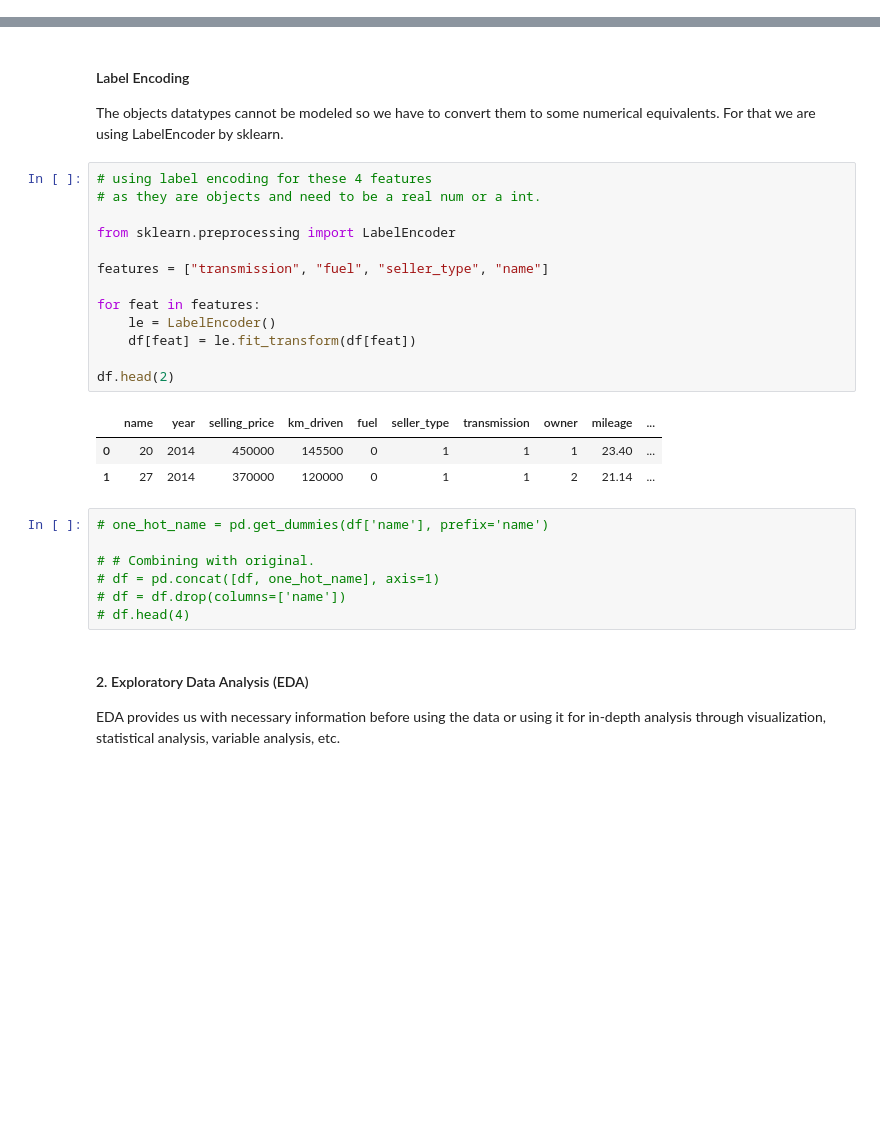
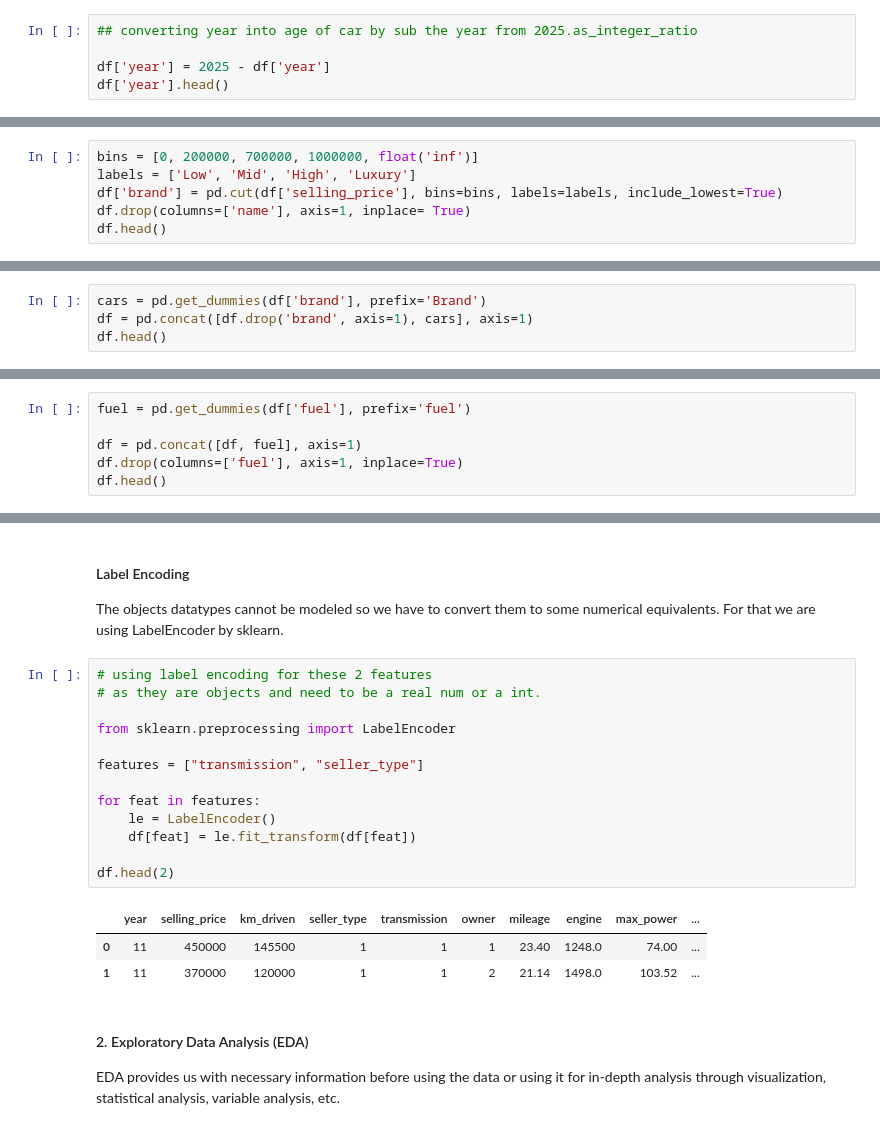
Before and after one commit to puskr99/A3-car-price, a Jupyter notebook: code/car-price-prediction.ipynb, the cells around one changed output, grey strips where cells are left out. Cells and saved outputs as stored; diff of their text form; blank space fills up the shorter version.

```diff
--- a/code/car-price-prediction.ipynb
+++ b/code/car-price-prediction.ipynb
@@ -173,3 +173,8 @@ df["owner"].unique()
 # %% [output]
 [1 2 3 4 5]
 array([1, 2, 3, 4, 5])
+# %%
+## converting year into age of car by sub the year from 2025.as_integer_ratio
+
+df['year'] = 2025 - df['year']
+df['year'].head()
@@ -175,0 +190,6 @@ array([1, 2, 3, 4, 5])
+# %%
+bins = [0, 200000, 700000, 1000000, float('inf')]
+labels = ['Low', 'Mid', 'High', 'Luxury']
+df['brand'] = pd.cut(df['selling_price'], bins=bins, labels=labels, include_lowest=True)
+df.drop(columns=['name'], axis=1, inplace= True)
+df.head()
@@ -175,0 +207,4 @@ array([1, 2, 3, 4, 5])
+# %%
+cars = pd.get_dummies(df['brand'], prefix='Brand')
+df = pd.concat([df.drop('brand', axis=1), cars], axis=1)
+df.head()
@@ -175,0 +220,6 @@ array([1, 2, 3, 4, 5])
+# %%
+fuel = pd.get_dummies(df['fuel'], prefix='fuel')
+
+df = pd.concat([df, fuel], axis=1)
+df.drop(columns=['fuel'], axis=1, inplace=True)
+df.head()
@@ -178,29 +235,22 @@ array([1, 2, 3, 4, 5])
 
 The objects datatypes cannot be modeled so we have to convert them to some numerical equivalents. For that we are using LabelEncoder by sklearn.
 # %%
-# using label encoding for these 4 features
+# using label encoding for these 2 features
 # as they are objects and need to be a real num or a int.
 
 from sklearn.preprocessing import LabelEncoder
 
-features = ["transmission", "fuel", "seller_type", "name"]
+features = ["transmission", "seller_type"]
 
 for feat in features:
     le = LabelEncoder()
     df[feat] = le.fit_transform(df[feat])
 
 df.head(2)
 # %% [output]
-|  | name | year | selling_price | km_driven | fuel | seller_type | transmission | owner | mileage | ... |
-| 0 | 20 | 2014 | 450000 | 145500 | 0 | 1 | 1 | 1 | 23.40 | ... |
-| 1 | 27 | 2014 | 370000 | 120000 | 0 | 1 | 1 | 2 | 21.14 | ... |
+|  | year | selling_price | km_driven | seller_type | transmission | owner | mileage | engine | max_power | ... |
+| 0 | 11 | 450000 | 145500 | 1 | 1 | 1 | 23.40 | 1248.0 | 74.00 | ... |
+| 1 | 11 | 370000 | 120000 | 1 | 1 | 2 | 21.14 | 1498.0 | 103.52 | ... |
-# %%
-# one_hot_name = pd.get_dummies(df['name'], prefix='name')
-
-# # Combining with original.
-# df = pd.concat([df, one_hot_name], axis=1)
-# df = df.drop(columns=['name'])
-# df.head(4)
 # %% [markdown]
 #### 2. Exploratory Data Analysis (EDA)
 EDA provides us with necessary information before using the data or using it for in-depth analysis through visualization, statistical analysis, variable analysis, etc.
```
Also changed, not shown: parts of 26 cells of this notebook, 2 other files.
